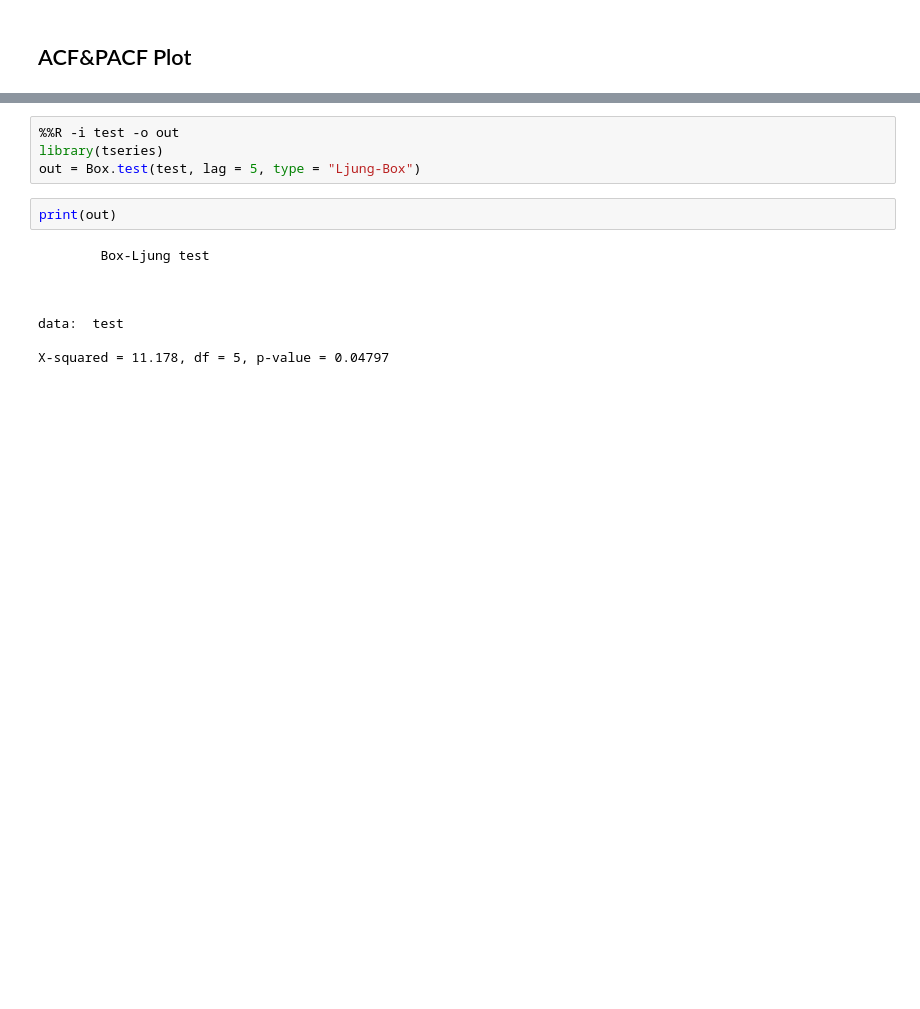
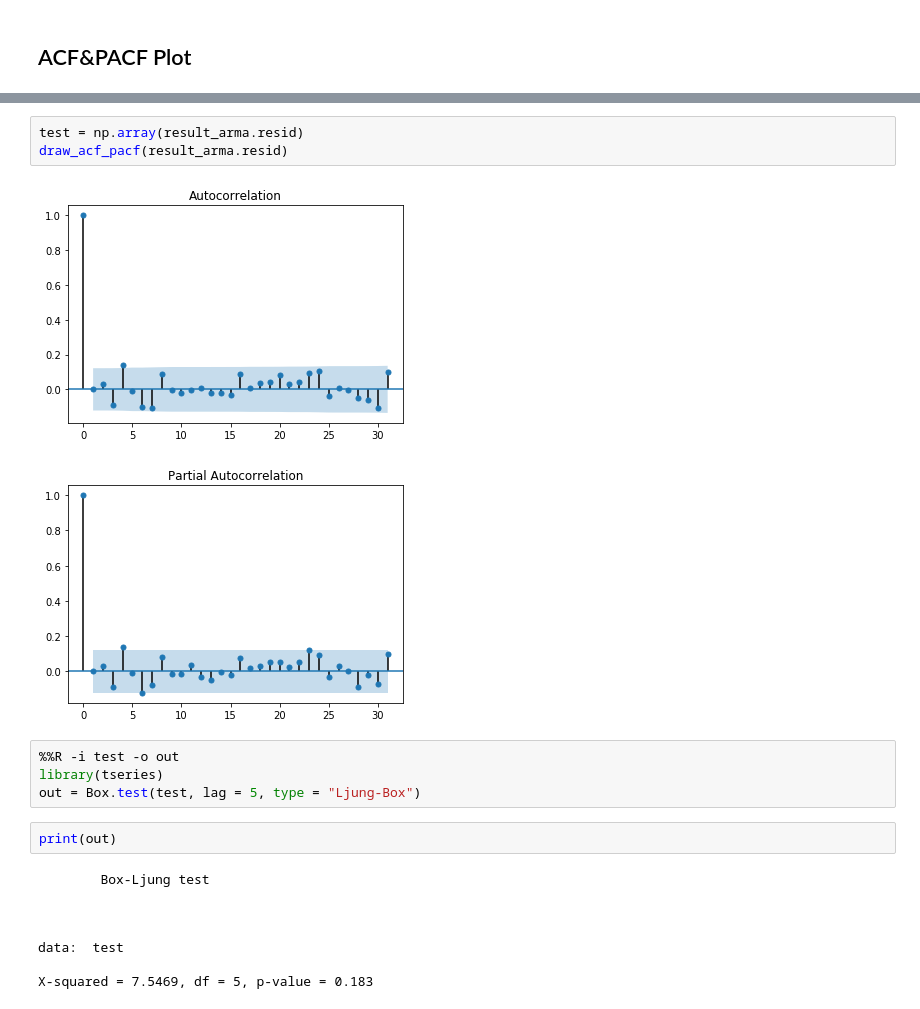
Before and after one commit to charlienew/Finance, a Jupyter notebook: S&P 500.ipynb, the cells around one changed output, grey strips where cells are left out. Drawn from its saved outputs; the diff is of its cells as text; blank space fills up the shorter version.

```diff
--- a/S&P 500.ipynb
+++ b/S&P 500.ipynb
@@ -114,3 +124,9 @@ plt.show()
+# %%
+test = np.array(result_arma.resid)
+draw_acf_pacf(result_arma.resid)
+# %% [output]
+[figure, added]
+[figure, added]
 # %%
 %%R -i test -o out
 library(tseries)
@@ -124,4 +140,4 @@ print(out)
 
 data:  test
 
-X-squared = 11.178, df = 5, p-value = 0.04797
+X-squared = 7.5469, df = 5, p-value = 0.183
```
Also changed, not shown: parts of 20 cells of this notebook.
